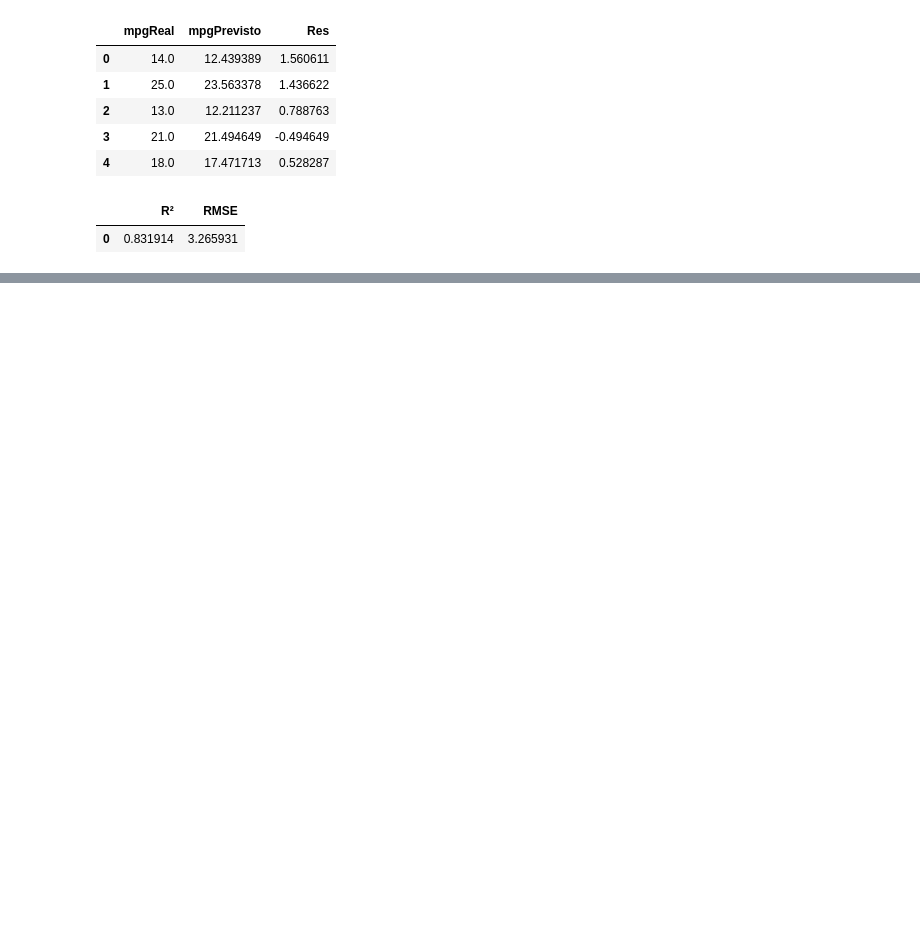
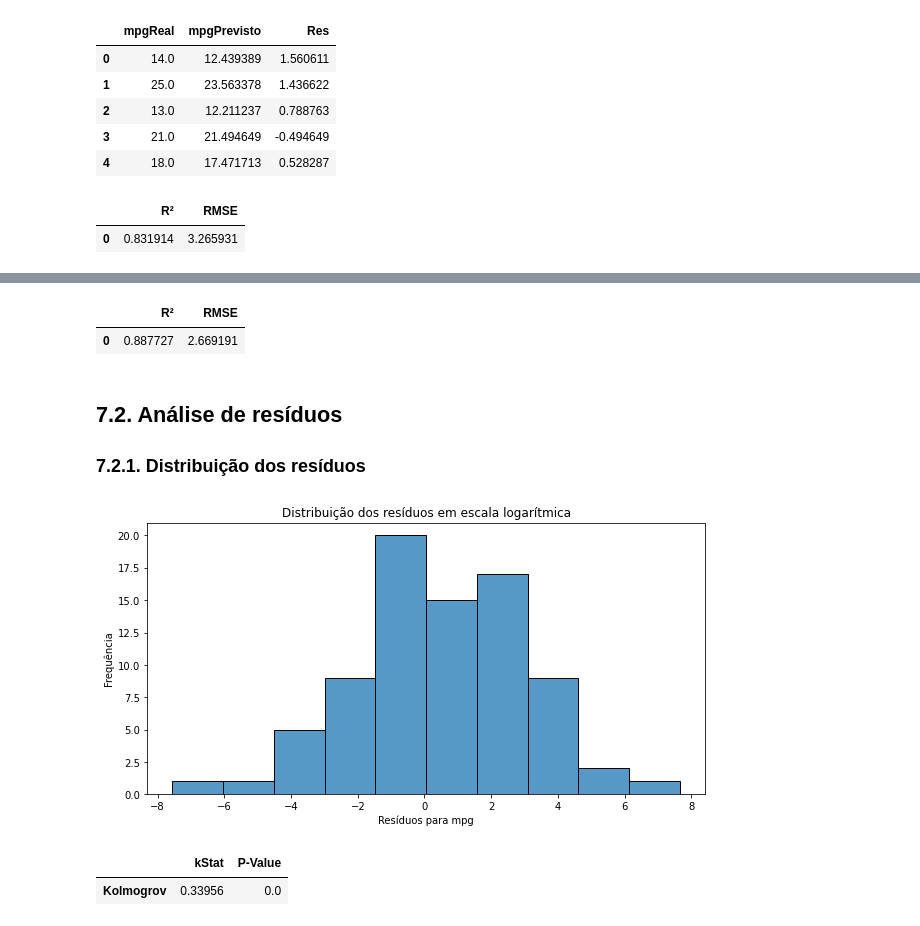
Before and after one commit to bruna-calistrate/AdvancedStatistics-Course, a Jupyter notebook: PyrhonStatistics.ipynb, the cells around one changed output, grey strips where cells are left out. Drawn from its saved outputs; the diff is of its cells as text; code cells hidden in the pictures; blank space fills up the shorter version.

```diff
--- a/PyrhonStatistics.ipynb
+++ b/PyrhonStatistics.ipynb
@@ -778,0 +890,3 @@ df_log = pd.concat([xNorm, xCat, yLog], axis=1)
+# %%
+regfit_log = fit_model(np.log(y_Train), x_Train)
+print(regfit_log.summary())
@@ -778,0 +921,6 @@ df_log = pd.concat([xNorm, xCat, yLog], axis=1)
+# %%
+predYLog = predict_table(y=y_Test,
+                         fit=np.exp(regfit_log.predict(x_Test)),
+                         columns=['mpgReal', 'mpgPrevisto'],
+                         residual=True)
+predYLog.head()
@@ -778,0 +934,20 @@ df_log = pd.concat([xNorm, xCat, yLog], axis=1)
+# %%
+adj_quality(predYLog)
+# %% [output]
+|  | R² | RMSE |
+| 0 | 0.887727 | 2.669191 |
+# %% [markdown]
+## 7.2. Análise de resíduos
+### 7.2.1. Distribuição dos resíduos
+# %%
+histplot(data=predYLog,
+         x='Res', xlabel='Resíduos para mpg',
+         ylabel='Frequência',
+         title='Distribuição dos resíduos em escala logarítmica')
+# %% [output]
+[figure, added]
+# %%
+norm_test(predYLog['Res'])
+# %% [output]
+|  | kStat | P-Value |
+| Kolmogrov | 0.33956 | 0.0 |
```
Also changed, not shown: parts of 43 cells of this notebook.
